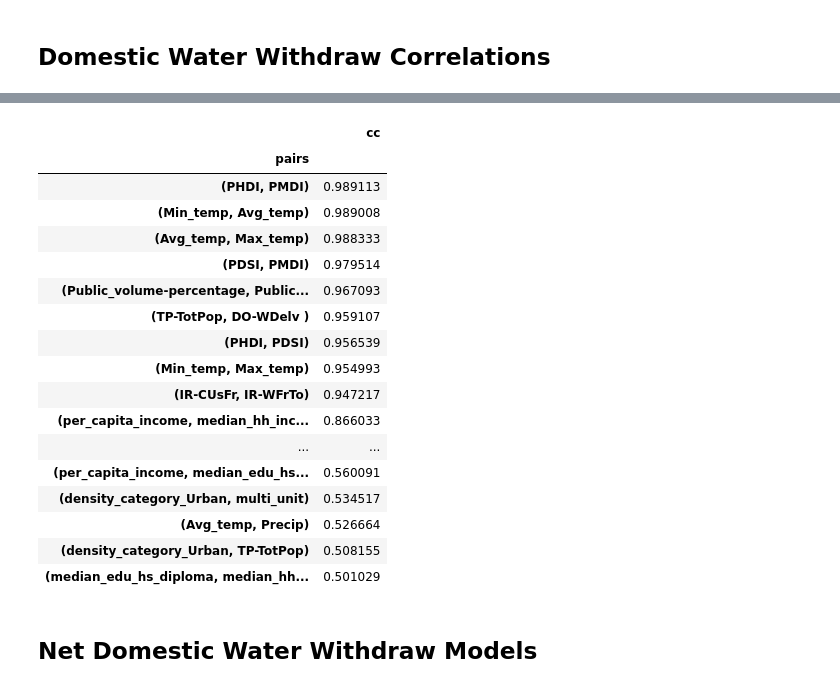
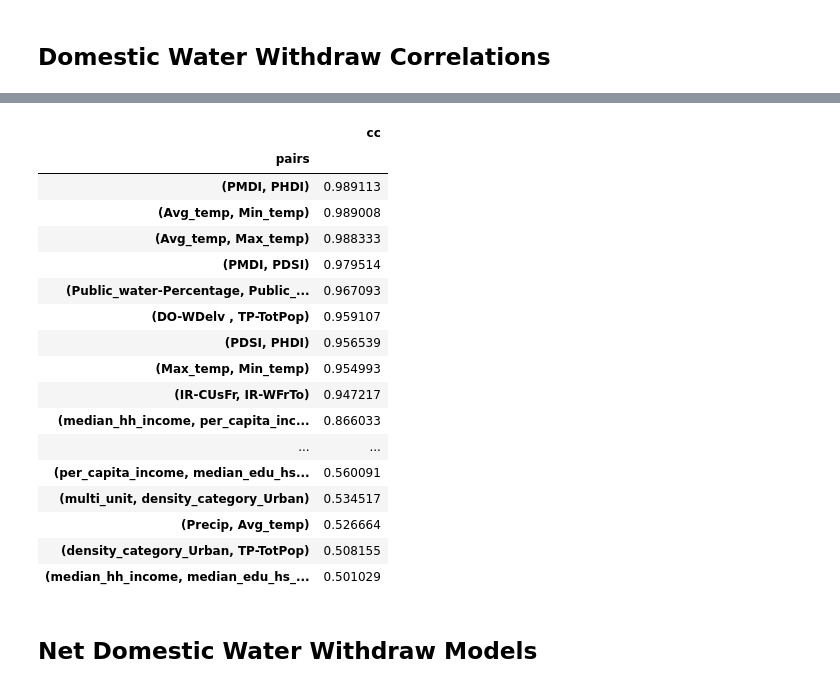
Before and after one commit to lychrst/The_Golf_Courses_of_Wrath, a Jupyter notebook: Water_Withdraw_and_Consumption_Model_Development.ipynb, the cells around one changed output, grey strips where cells are left out. Cells and saved outputs as stored; diff of their text form; code cells hidden in the pictures.

```diff
--- a/Water_Withdraw_and_Consumption_Model_Development.ipynb
+++ b/Water_Withdraw_and_Consumption_Model_Development.ipynb
@@ -665,40 +666,32 @@ Domestic_withdraw.corr()
 # %%
 # This shows the various high correlations between the variables.  It was
 # immediately apparent that only one of the drought indexes and one of
 # the temperature values could be used in order to avoid multicollinearity.
 # PHDI was chosen for the drought index due to its higher correlation with
 # Total_Dom-per_cap and DO-WDelv.  Max_temp was chosen due to its higher
 # correlation with the aforementioned values and its lower correlation with
 # precipitation.
 
-df=Domestic_withdraw.corr().abs().stack().reset_index().sort_values\
-(0, ascending=False)
-df['pairs'] = list(zip(df.level_0, df.level_1))
-df.set_index(['pairs'], inplace = True)
-df.drop(columns=['level_1', 'level_0'], inplace = True)
-df.columns = ['cc']
-
-df.drop_duplicates(inplace=True)
-df[(df.cc>.50) & (df.cc <1)]
+funcs.correlation_pairs(Domestic_withdraw, .50, 1)
 # %% [output]
 |  | cc |
 | pairs |  |
-| (PHDI, PMDI) | 0.989113 |
-| (Min_temp, Avg_temp) | 0.989008 |
+| (PMDI, PHDI) | 0.989113 |
+| (Avg_temp, Min_temp) | 0.989008 |
 | (Avg_temp, Max_temp) | 0.988333 |
-| (PDSI, PMDI) | 0.979514 |
-| (Public_volume-percentage, Public... | 0.967093 |
-| (TP-TotPop, DO-WDelv ) | 0.959107 |
-| (PHDI, PDSI) | 0.956539 |
-| (Min_temp, Max_temp) | 0.954993 |
+| (PMDI, PDSI) | 0.979514 |
+| (Public_water-Percentage, Public_... | 0.967093 |
+| (DO-WDelv , TP-TotPop) | 0.959107 |
+| (PDSI, PHDI) | 0.956539 |
+| (Max_temp, Min_temp) | 0.954993 |
 | (IR-CUsFr, IR-WFrTo) | 0.947217 |
-| (per_capita_income, median_hh_inc... | 0.866033 |
+| (median_hh_income, per_capita_inc... | 0.866033 |
 | ... | ... |
 | (per_capita_income, median_edu_hs... | 0.560091 |
-| (density_category_Urban, multi_unit) | 0.534517 |
-| (Avg_temp, Precip) | 0.526664 |
+| (multi_unit, density_category_Urban) | 0.534517 |
+| (Precip, Avg_temp) | 0.526664 |
 | (density_category_Urban, TP-TotPop) | 0.508155 |
-| (median_edu_hs_diploma, median_hh... | 0.501029 |
+| (median_hh_income, median_edu_hs_... | 0.501029 |
 # %% [markdown]
 ## Net Domestic Water Withdraw Models
 # %% [markdown]
```
Also changed, not shown: parts of 27 cells of this notebook, 8 other files.
